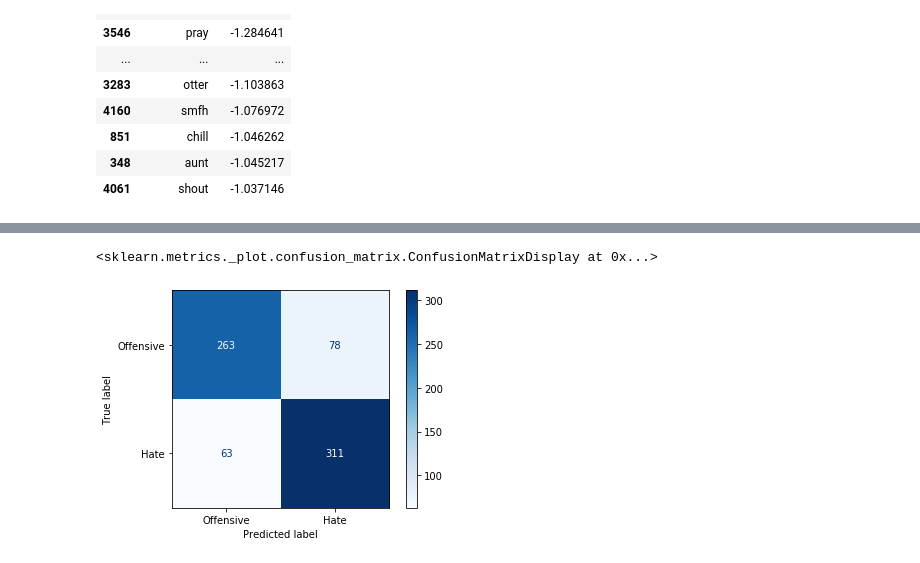
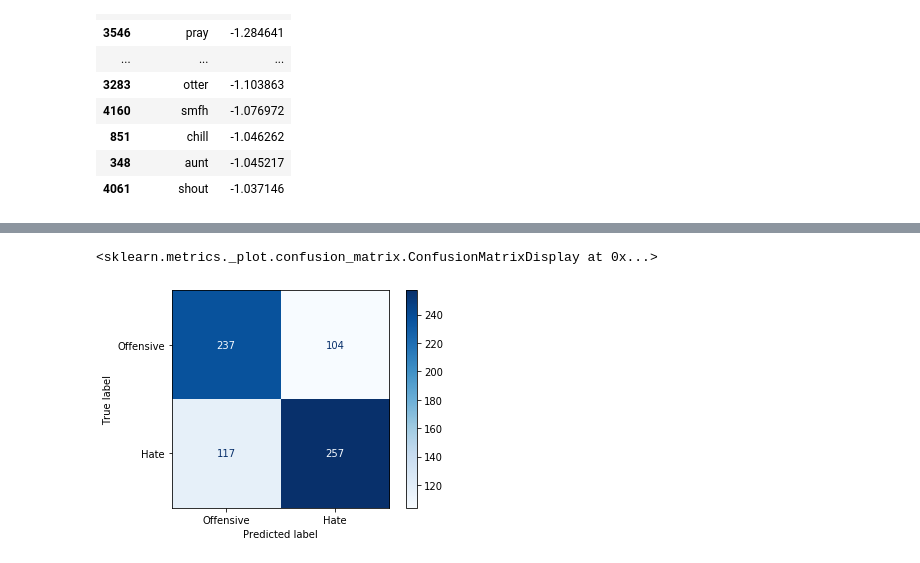
Before and after one commit to sheensta/twitter_hate_speech, a Jupyter notebook: notebooks/Week2_Features_Sean.ipynb, the cells around one changed output, grey strips where cells are left out. Drawn from its saved outputs; the diff is of its cells as text; code cells hidden in the pictures.

```diff
--- a/notebooks/Week2_Features_Sean.ipynb
+++ b/notebooks/Week2_Features_Sean.ipynb
@@ -431,7 +444,7 @@ weighted avg       0.67      0.67      0.67       715
 # %%
 X_mixed = pd.concat([pd.DataFrame(w2v_feature_array), df_BOW.drop(columns=['class'])], axis=1)
 y = df['class'].astype(int)
-X_train, X_test, y_train, y_test = train_test_split(X, y, random_state=42)
+X_train_mixed, X_test_mixed, y_train_mixed, y_test_mixed = train_test_split(X_mixed, y, random_state=42)
 # %%
 lg_mixed = GridSearchCV(LogisticRegression(max_iter = 1000),
                            param_grid,
@@ -495,14 +508,12 @@ feature_importance_logreg.head(20)
 | 348 | aunt | -1.045217 |
 | 4061 | shout | -1.037146 |
 # %%
-from sklearn.svm import SVC
-
-svm_mixed = GridSearchCV(SVC(),
+tree_mixed = GridSearchCV(DecisionTreeClassifier(),
                            param_grid,
                            cv=KFold(n_splits=5,
-                                              random_state=42).split(X_train, y_train),
+                                              random_state=42).split(X_train_mixed, y_train_mixed),
                            verbose=2)
-y_preds_svm_mixed = svm_mixed.fit(X_train, y_train).predict(X_test)
+y_preds_mixed_tree = tree_mixed.fit(X_train_mixed, y_train_mixed).predict(X_test_mixed)
 # %% [output]
 Fitting 5 folds for each of 1 candidates, totalling 5 fits
 [CV]  ................................................................
@@ -521,5 +532,5 @@ Fitting 5 folds for each of 1 candidates, totalling 5 fits
 # %%
-plot_confusion_matrix(svm_mixed, X_test, y_test, cmap=plt.cm.Blues, display_labels = class_names, values_format = '')
+plot_confusion_matrix(tree_mixed, X_test_mixed, y_test_mixed, cmap=plt.cm.Blues, display_labels = class_names, values_format = '')
 # %% [output]
 <sklearn.metrics._plot.confusion_matrix.ConfusionMatrixDisplay at 0x...>
-[figure, old version]
+[figure, new version]
```
Also changed, not shown: parts of 25 cells of this notebook.
